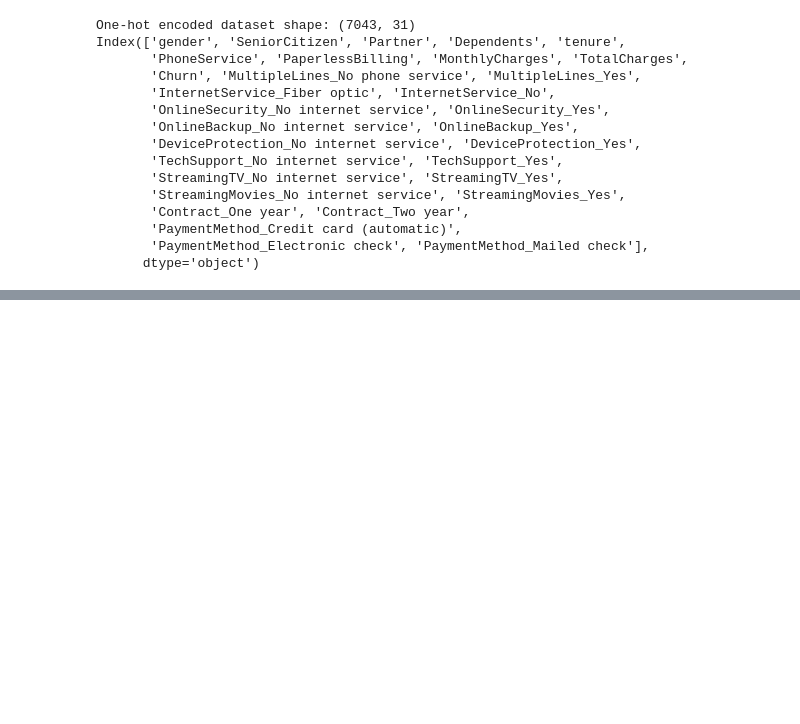
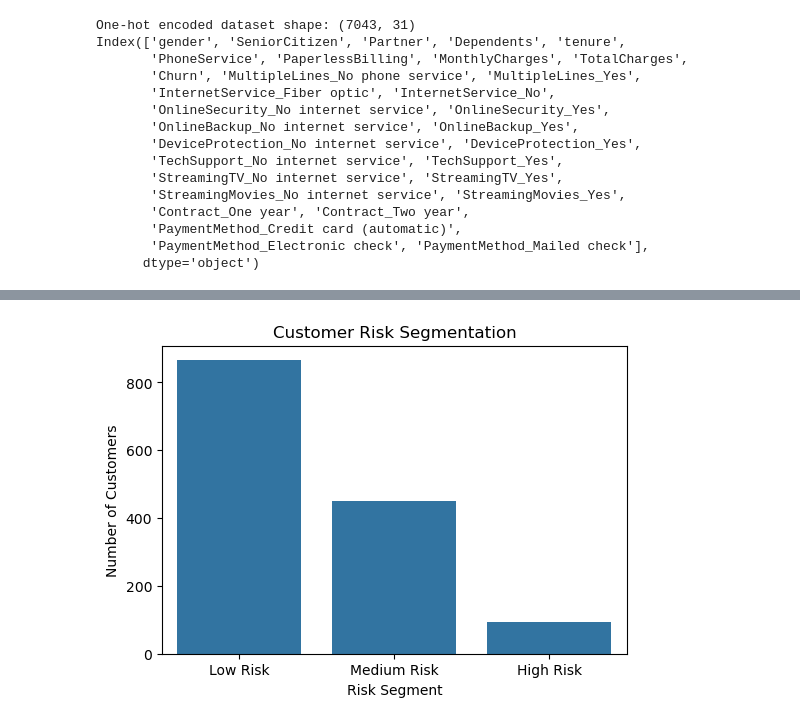
Before and after one commit to adithyajupally/churn-analysis-intelligence, a Jupyter notebook: notebook/churn-analysis.ipynb, the cells around one changed output, grey strips where cells are left out. Cells and saved outputs as stored; diff of their text form; code cells hidden in the pictures; blank space fills up the shorter version.

```diff
--- a/notebook/churn-analysis.ipynb
+++ b/notebook/churn-analysis.ipynb
@@ -331,0 +694,25 @@ Index(['gender', 'SeniorCitizen', 'Partner', 'Dependents', 'tenure',
+# %%
+
+risk_df = X_test.copy()
+risk_df['Churn_Probability'] = best_model.predict_proba(X_test)[:, 1]
+risk_df['Actual_Churn']      = y_test.values
+
+# Convert to percentage
+risk_df['Churn_Probability (%)'] = (
+    risk_df['Churn_Probability'] * 100
+).round(1)
+
+# Risk Segmentation Function
+def risk_segment(prob):
+    if prob < 0.3:   return 'Low Risk'
+    elif prob < 0.7: return 'Medium Risk'
+    else:        return 'High Risk'
+
+# Assign risk categories
+risk_df['Risk_Segment'] = risk_df['Churn_Probability'].apply(risk_segment)
+
+# Display few rows
+print("Sample Predictions:")
+display(
+    risk_df[['Churn_Probability (%)', 'Risk_Segment']].iloc[:10]
+)
@@ -331,0 +783,17 @@ Index(['gender', 'SeniorCitizen', 'Partner', 'Dependents', 'tenure',
+# %%
+
+# Visualization
+
+plt.figure(figsize=(6, 4))
+sns.countplot(
+    data=risk_df,
+    x='Risk_Segment',
+    order=['Low Risk', 'Medium Risk', 'High Risk']
+)
+
+plt.title('Customer Risk Segmentation')
+plt.xlabel('Risk Segment')
+plt.ylabel('Number of Customers')
+plt.show()
+# %% [output]
+[figure, added]
```
Also changed, not shown: parts of 37 cells of this notebook.
